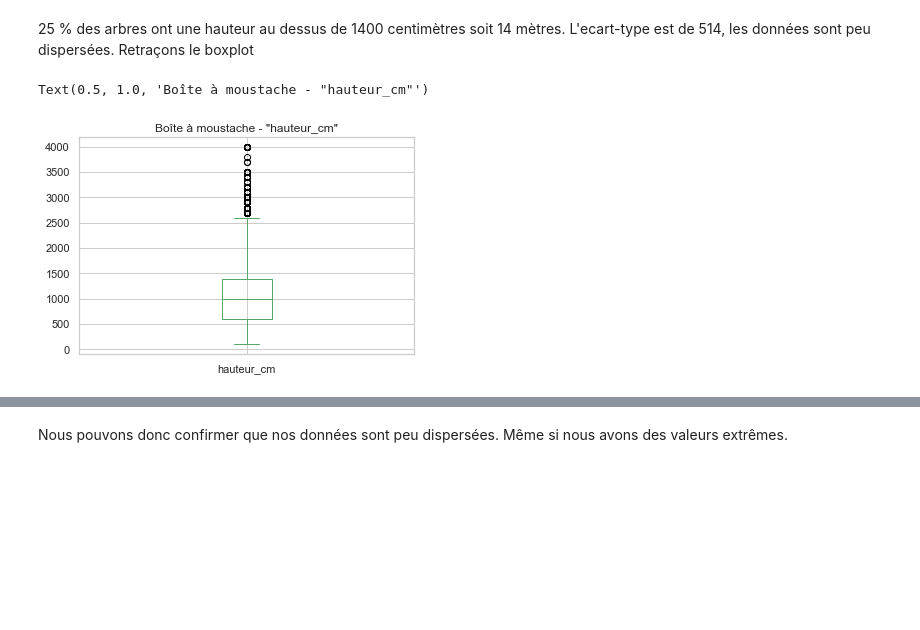
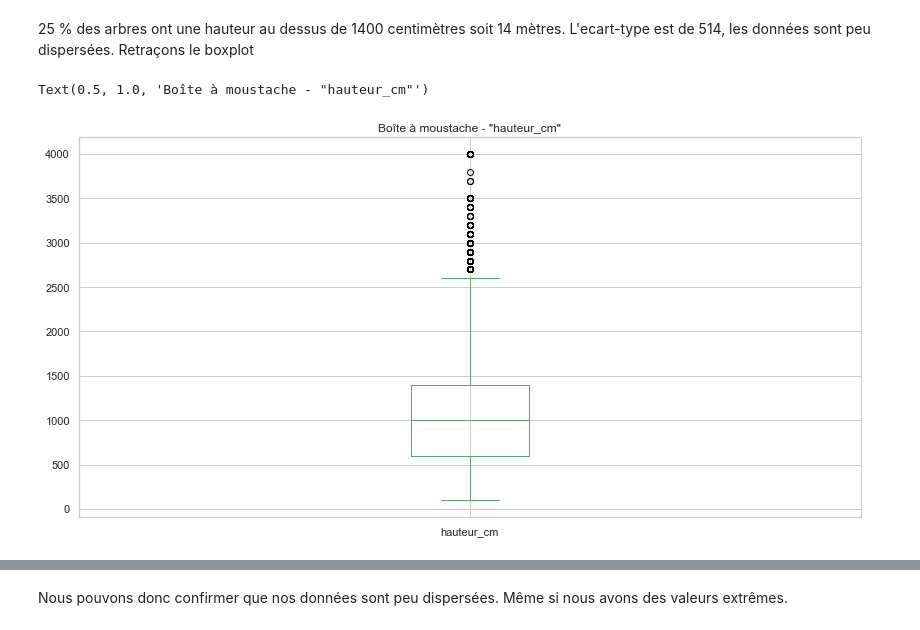
Before and after one commit to AurelieAAN/OP_Projet2, a Jupyter notebook: Scripts_Analyse01.ipynb, the cells around one changed output, grey strips where cells are left out. Drawn from its saved outputs; the diff is of its cells as text; code cells hidden in the pictures; blank space fills up the shorter version.

```diff
--- a/Scripts_Analyse01.ipynb
+++ b/Scripts_Analyse01.ipynb
@@ -560,7 +586,8 @@ Name: hauteur_cm, dtype: float64
 L'ecart-type est de 514, les données sont peu dispersées.
 Retraçons le boxplot
 # %%
+plt.figure(figsize=(14,7))
 data.boxplot(column="hauteur_cm" , color="g").set_title('Boîte à moustache - "hauteur_cm"')
 # %% [output]
 Text(0.5, 1.0, 'Boîte à moustache - "hauteur_cm"')
-[figure, old version]
+[figure, new version]
```
Also changed, not shown: parts of 95 cells of this notebook.
